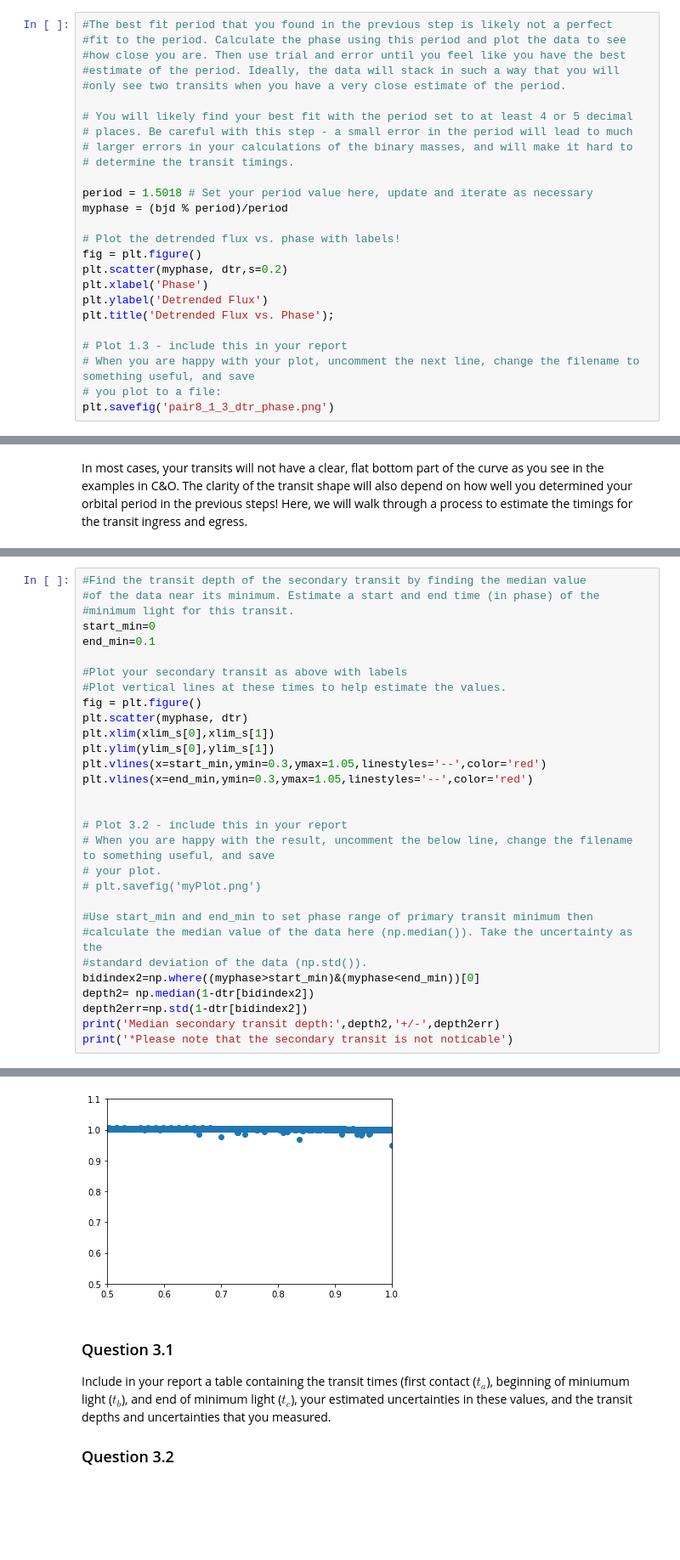
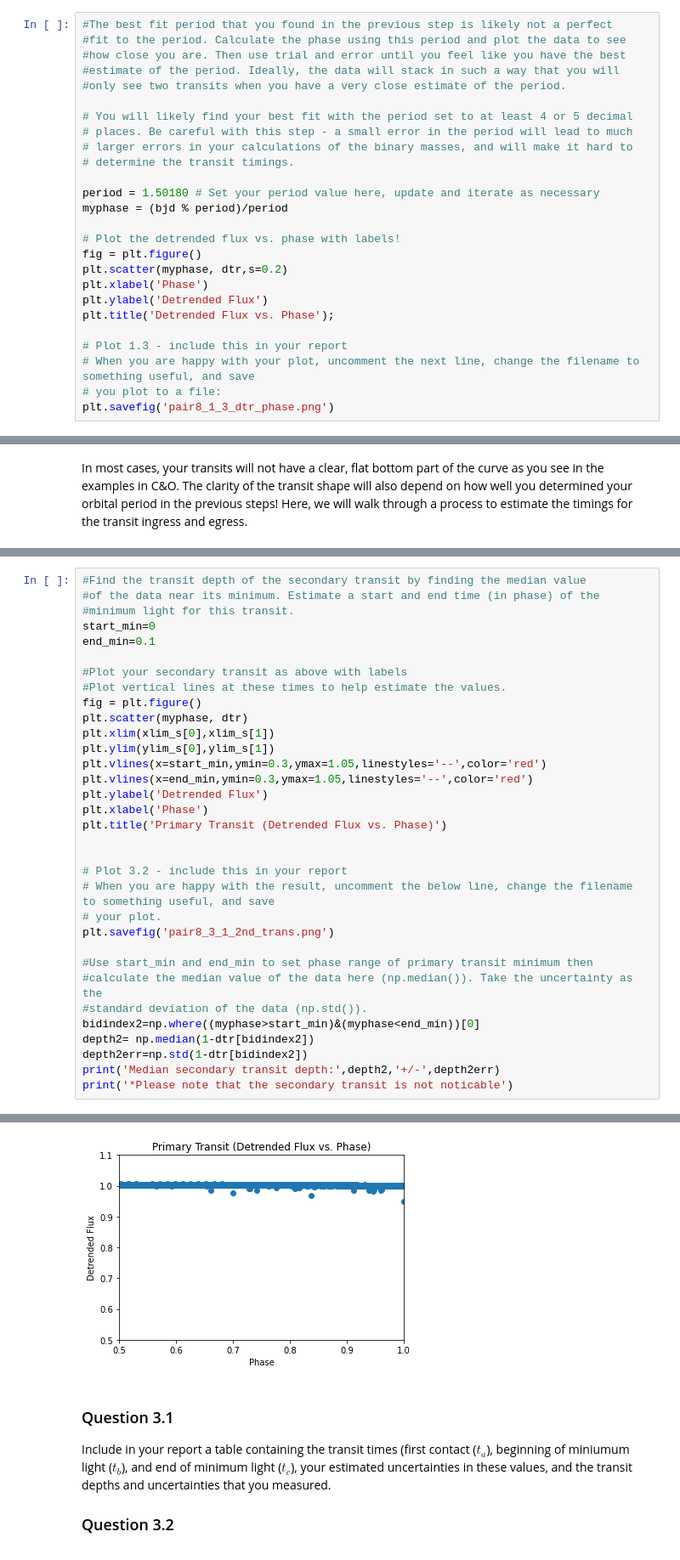
Before and after one commit to aircm/ast221-jupyter-notes, a Jupyter notebook: data_project/miao_mu_notebook_pair8.ipynb, the cells around one changed output, grey strips where cells are left out. Shown at 85% size. Drawn from its saved outputs; the diff is of its cells as text; blank space fills up the shorter version.

Commit message:
Ready for edit pair 8

```diff
--- a/data_project/miao_mu_notebook_pair8.ipynb
+++ b/data_project/miao_mu_notebook_pair8.ipynb
@@ -172,7 +172,7 @@ Best fit period: 1.5015 days
 # larger errors in your calculations of the binary masses, and will make it hard to
 # determine the transit timings.
 
-period = 1.5018 # Set your period value here, update and iterate as necessary
+period = 1.50180 # Set your period value here, update and iterate as necessary
 myphase = (bjd % period)/period
 
 # Plot the detrended flux vs. phase with labels!
@@ -425,35 +428,38 @@ Median primary transit depth: 0.40239100000000005 +/- 0.011663214235580387
 #of the data near its minimum. Estimate a start and end time (in phase) of the
 #minimum light for this transit.
 start_min=0
 end_min=0.1
 
 #Plot your secondary transit as above with labels
 #Plot vertical lines at these times to help estimate the values.
 fig = plt.figure()
 plt.scatter(myphase, dtr)
 plt.xlim(xlim_s[0],xlim_s[1])
 plt.ylim(ylim_s[0],ylim_s[1])
 plt.vlines(x=start_min,ymin=0.3,ymax=1.05,linestyles='--',color='red')
 plt.vlines(x=end_min,ymin=0.3,ymax=1.05,linestyles='--',color='red')
+plt.ylabel('Detrended Flux')
+plt.xlabel('Phase')
+plt.title('Primary Transit (Detrended Flux vs. Phase)')
 
 
 # Plot 3.2 - include this in your report
 # When you are happy with the result, uncomment the below line, change the filename to something useful, and save
 # your plot.
-# plt.savefig('myPlot.png')
+plt.savefig('pair8_3_1_2nd_trans.png')
 
 #Use start_min and end_min to set phase range of primary transit minimum then
 #calculate the median value of the data here (np.median()). Take the uncertainty as the
 #standard deviation of the data (np.std()).
 bidindex2=np.where((myphase>start_min)&(myphase<end_min))[0]
 depth2= np.median(1-dtr[bidindex2])
 depth2err=np.std(1-dtr[bidindex2])
 print('Median secondary transit depth:',depth2,'+/-',depth2err)
 print('*Please note that the secondary transit is not noticable')
 # %% [output]
 Median secondary transit depth: 0.03921399999999997 +/- 0.10414582725965964
 *Please note that the secondary transit is not noticable
-[figure, old version]
+[figure, new version]
 # %% [markdown]
 ### Question 3.1 ###
 Include in your report a table containing the transit times (first contact ($t_a$), beginning of miniumum light ($t_b$), and end of minimum light ($t_c$), your estimated uncertainties in these values, and the transit depths and uncertainties that you measured.
```
Also changed, not shown: parts of 3 cells of this notebook, 10 other files.
